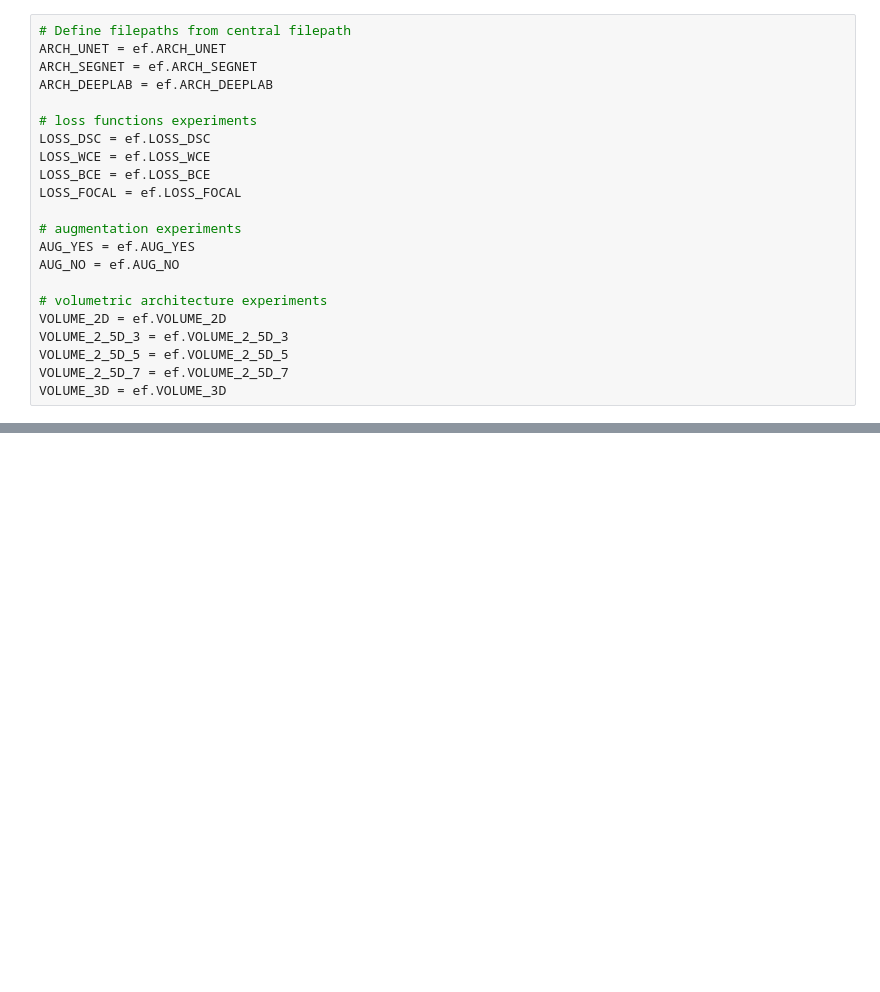
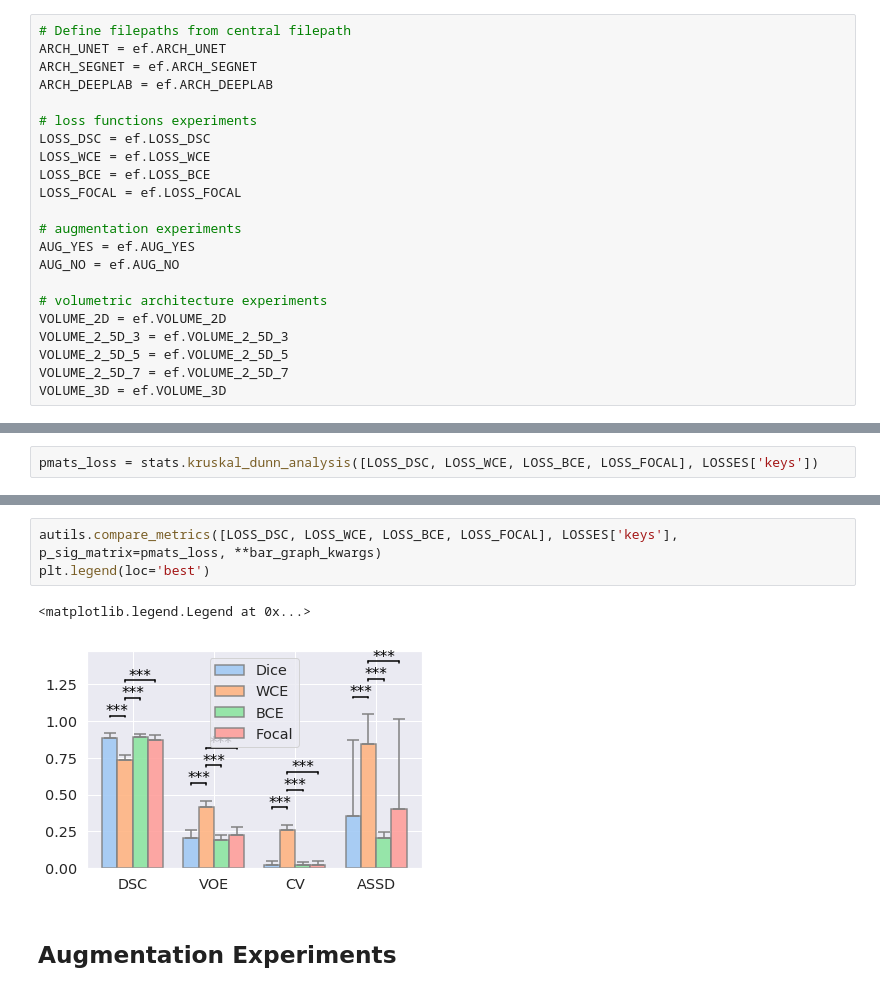
Before and after one commit to ad12/MedSegPy, a Jupyter notebook: analysis/exp_graphs.ipynb, the cells around one changed output, grey strips where cells are left out. Saved outputs shown, nothing was run; the diff lists cells and outputs as text; blank space fills up the shorter version.

```diff
--- a/analysis/exp_graphs.ipynb
+++ b/analysis/exp_graphs.ipynb
@@ -178,0 +107,2 @@ Dunn:
+# %%
+pmats_loss = stats.kruskal_dunn_analysis([LOSS_DSC, LOSS_WCE, LOSS_BCE, LOSS_FOCAL], LOSSES['keys'])
@@ -179 +134,9 @@ Dunn:
+# %%
+autils.compare_metrics([LOSS_DSC, LOSS_WCE, LOSS_BCE, LOSS_FOCAL], LOSSES['keys'], p_sig_matrix=pmats_loss, **bar_graph_kwargs)
+plt.legend(loc='best')
+# %% [output]
+<matplotlib.legend.Legend at 0x...>
+[figure, added]
+# %% [markdown]
+## Augmentation Experiments
 # %%
```
Also changed, not shown: parts of 16 cells of this notebook, 6 other files.
